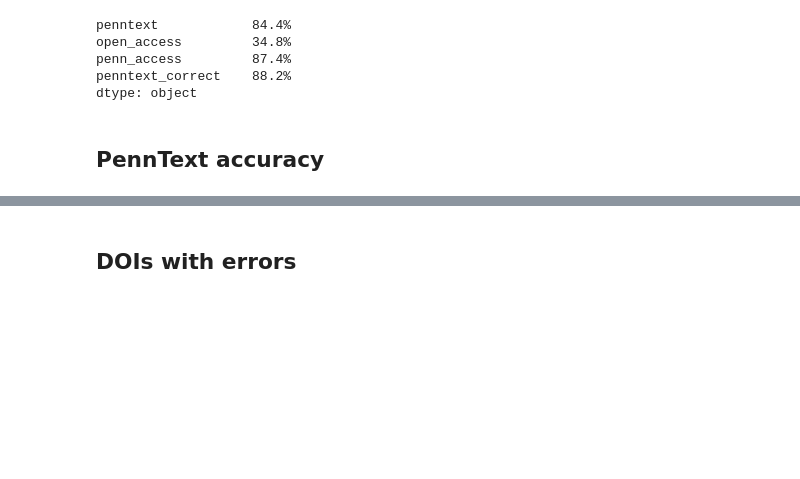
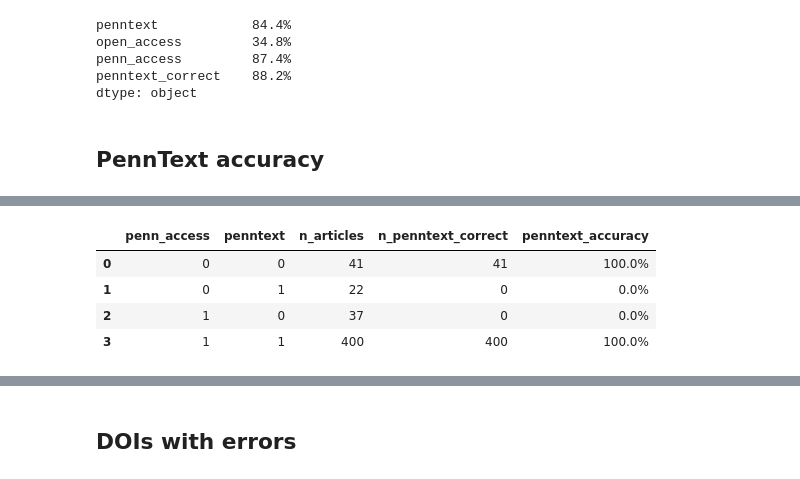
Before and after one commit to greenelab/library-access, a Jupyter notebook: evaluate_library_access_from_output_tsv/penntext-accuracy-500.ipynb, the cells around one changed output, grey strips where cells are left out. Drawn from its saved outputs; the diff is of its cells as text; code cells hidden in the pictures; blank space fills up the shorter version.

```diff
--- a/evaluate_library_access_from_output_tsv/penntext-accuracy-500.ipynb
+++ b/evaluate_library_access_from_output_tsv/penntext-accuracy-500.ipynb
@@ -77,0 +103,9 @@ Name: penn_access, dtype: object
+# %%
+# Accuracy within Penn Access/PennText groups
+summarize_by_columns(manual_df, ['penn_access', 'penntext'])
+# %% [output]
+|  | penn_access | penntext | n_articles | n_penntext_correct | penntext_accuracy |
+| 0 | 0 | 0 | 41 | 41 | 100.0% |
+| 1 | 0 | 1 | 22 | 0 | 0.0% |
+| 2 | 1 | 0 | 37 | 0 | 0.0% |
+| 3 | 1 | 1 | 400 | 400 | 100.0% |
```
Also changed, not shown: parts of 11 cells of this notebook.
